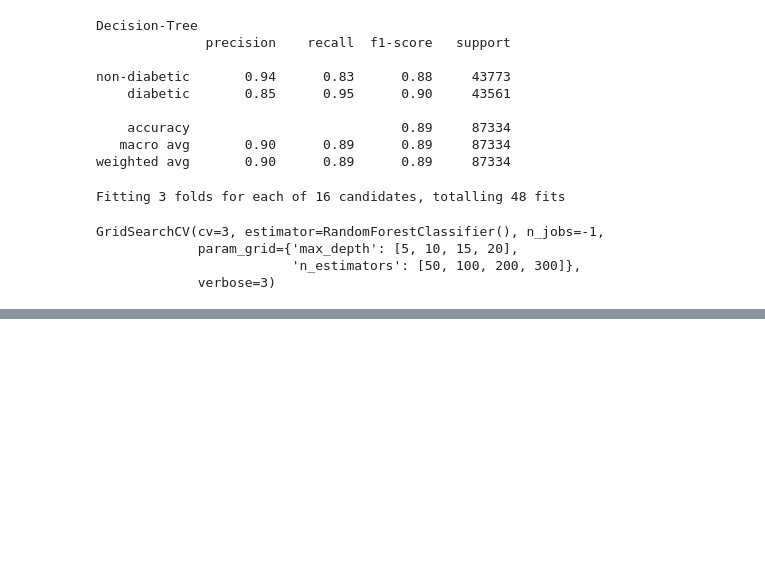
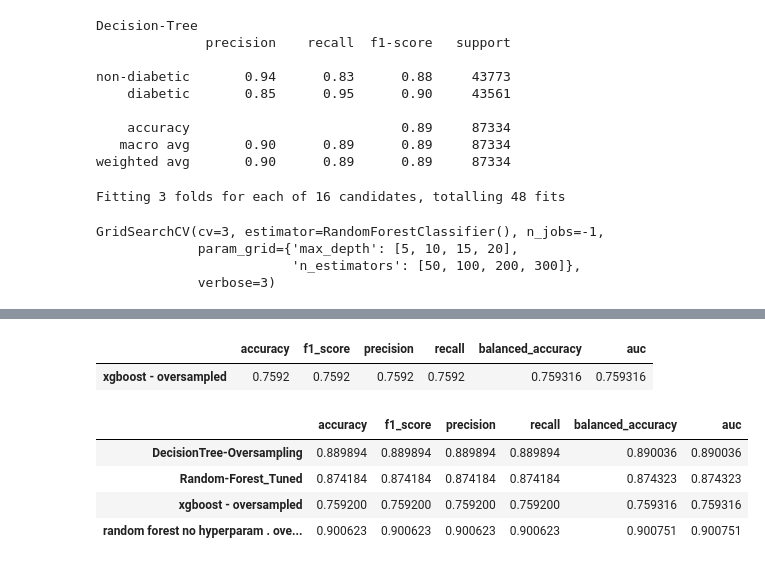
Before and after one commit to Pankaj-2003/wids_diabetes, a Jupyter notebook: wids_diabetes.ipynb, the cells around one changed output, grey strips where cells are left out. Saved outputs shown, nothing was run; the diff lists cells and outputs as text; code cells hidden in the pictures; blank space fills up the shorter version.

```diff
--- a/wids_diabetes.ipynb
+++ b/wids_diabetes.ipynb
@@ -447,0 +523,4 @@ GridSearchCV(cv=3, estimator=RandomForestClassifier(), n_jobs=-1,
+# %%
+rfc_score = train_eval_model(rfc_preds , y_over_test)
+rfc_score.index = ["random forest no hyperparam . oversampled"]
+rfc_score
@@ -447,0 +530,4 @@ GridSearchCV(cv=3, estimator=RandomForestClassifier(), n_jobs=-1,
+# %%
+from xgboost import XGBClassifier
+xgb_over = XGBClassifier(learning_rate = 0.1)
+xgb_over.fit(X_over_train,y_over_train)
@@ -447,0 +546,18 @@ GridSearchCV(cv=3, estimator=RandomForestClassifier(), n_jobs=-1,
+# %%
+xgb_over_pred = xgb_over.predict(X_over_test)
+xgb_preds = train_eval_model(xgb_over_pred, y_over_test)
+xgb_preds.index = ["xgboost - oversampled"]
+xgb_preds
+# %% [output]
+|  | accuracy | f1_score | precision | recall | balanced_accuracy | auc |
+| xgboost - oversampled | 0.7592 | 0.7592 | 0.7592 | 0.7592 | 0.759316 | 0.759316 |
+# %%
+pred_df = pd.concat([results, RF_tuned_score, xgb_preds , rfc_score],axis = 0)
+# %%
+pred_df.style.background_gradient(cmap = sns.color_palette("Greens", as_cmap=True))
+# %% [output]
+|  | accuracy | f1_score | precision | recall | balanced_accuracy | auc |
+| DecisionTree-Oversampling | 0.889894 | 0.889894 | 0.889894 | 0.889894 | 0.890036 | 0.890036 |
+| Random-Forest_Tuned | 0.874184 | 0.874184 | 0.874184 | 0.874184 | 0.874323 | 0.874323 |
+| xgboost - oversampled | 0.759200 | 0.759200 | 0.759200 | 0.759200 | 0.759316 | 0.759316 |
+| random forest no hyperparam . ove... | 0.900623 | 0.900623 | 0.900623 | 0.900623 | 0.900751 | 0.900751 |
```
Also changed, not shown: parts of 12 cells of this notebook.
